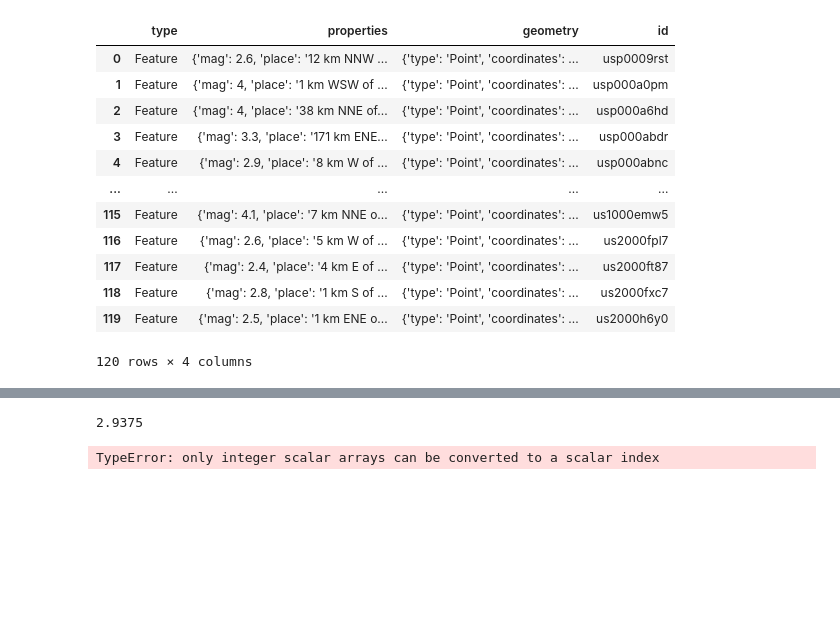
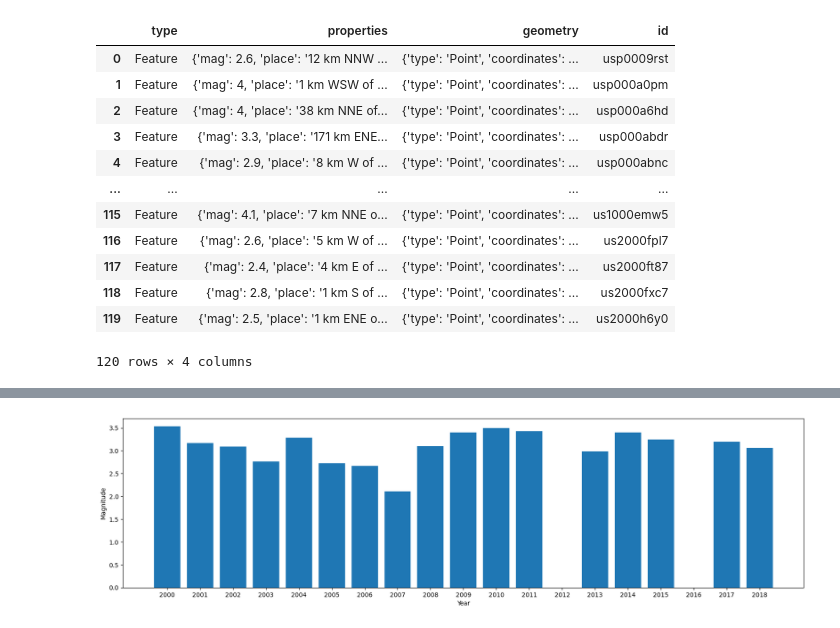
Before and after one commit to UCL-COMP0233-24-25/earthquakes, a Jupyter notebook: earthquakes.ipynb, the cells around one changed output, grey strips where cells are left out. Cells and saved outputs as stored; diff of their text form; code cells hidden in the pictures; blank space fills up the shorter version.

Commit message:
Added both plots for magnitude and counts

```diff
--- a/earthquakes.ipynb
+++ b/earthquakes.ipynb
@@ -136,15 +97,26 @@ for i in range(len(df)):
 # %%
 import numpy as np
 magnitudes = np.array(magnitudes)
-magnitudes.mean()
-# %% [output]
-2.9375
 # %%
 year = []
 for i in range(len(df)):
     year.append(df['properties'][i]['time'])
 # %%
 year_array = np.array(year)
-year_array = date.fromtimestamp(year_array/1000).year
+year_array = np.array([date.fromtimestamp(ts / 1000).year for ts in year_array])
-# %% [output]
-TypeError: only integer scalar arrays can be converted to a scalar index
+# %%
+new_df = pd.DataFrame({'year': year_array, 'mag': magnitudes})
+# %%
+mean = new_df.groupby(['year']).mean()
+mean.loc[2012] = 0
+mean.loc[2016] = 0
+# %%
+import matplotlib.pyplot as plt
+plt.figure(figsize=(20,5))
+plt.bar(list(mean.index), mean['mag'])
+plt.xlabel('Year')
+plt.ylabel('Magnitude')
+plt.xticks(ticks=list(mean.index), labels=[int(year) for year in mean.index])
+plt.show()
+# %% [output]
+[figure, added]
```
Also changed, not shown: parts of 4 cells of this notebook.
